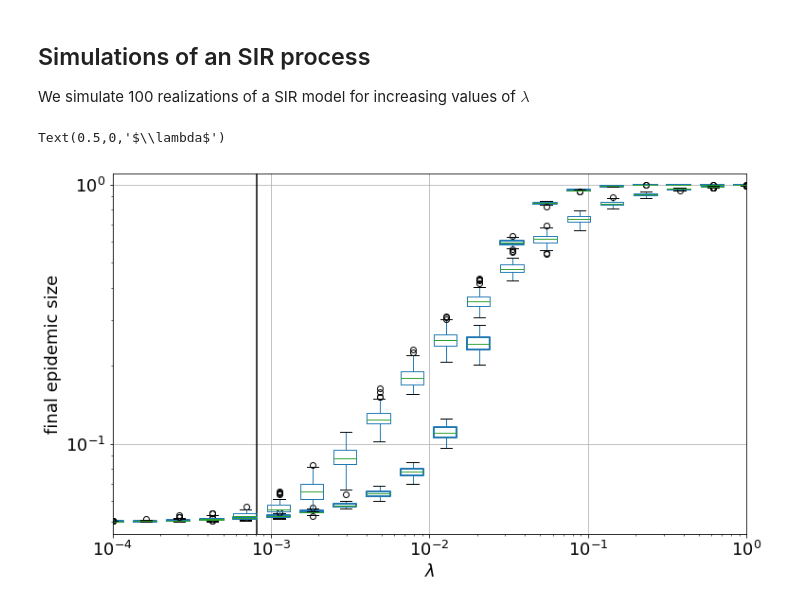
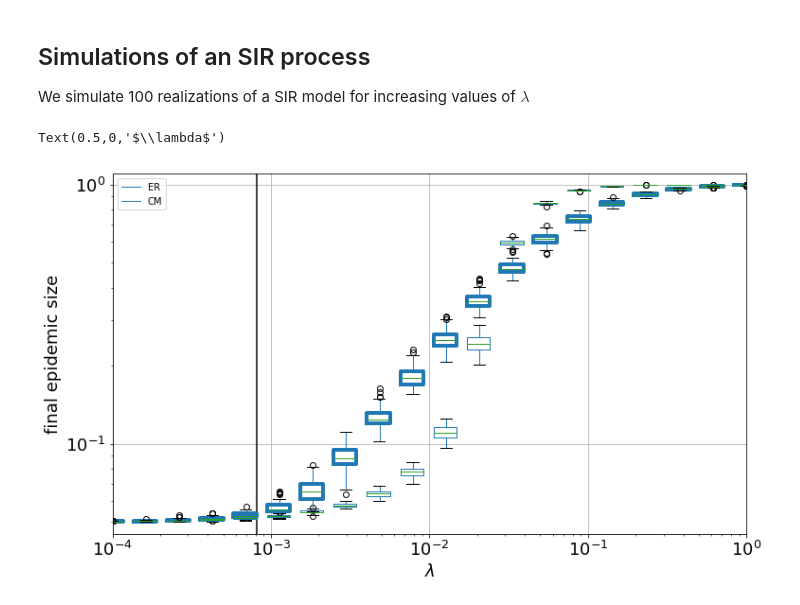
Before and after one commit to micheletizzoni/Complexity-in-social-systems, a Jupyter notebook: 3-epidemic-spreading/nb07_epidemics_on_networks.ipynb, the cells around one changed output. Saved outputs shown, nothing was run; the diff lists cells and outputs as text; code cells hidden in the pictures.

```diff
--- a/3-epidemic-spreading/nb07_epidemics_on_networks.ipynb
+++ b/3-epidemic-spreading/nb07_epidemics_on_networks.ipynb
@@ -204,10 +205,12 @@ def get_activity(x0,x1,g):
     return a
 # %%
 N=10000
+kmin=2
+kmax=N-1
 a=[]
 for i in range(N):
     #act=get_activity(2,int(sqrt(N)),-2.2)
-    act=get_activity(2,N-1,-2.1)
+    act=get_activity(kmin,kmax,-2.1)
     a.append(int(round(act)))
 
 if sum(a)%2==0:
@@ -283,22 +286,22 @@ conf_net_size=pd.DataFrame.from_dict(final_size_conf)
 # %%
 plt.figure(figsize=(12,7))
 
-boxprops1 = dict(linestyle='-', linewidth=2, color='b')
+boxprops1 = dict(linestyle='-', linewidth=4, color='b')
 
-homo_net_size.boxplot(positions=np.array(homo_net_size.columns), widths=np.array(homo_net_size.columns)/3, boxprops=boxprops1)
+homo_net_size.boxplot(positions=np.array(homo_net_size.columns), widths=np.array(homo_net_size.columns)/3)
 
-conf_net_size.boxplot(positions=np.array(conf_net_size.columns), widths=np.array(conf_net_size.columns)/3)
+conf_net_size.boxplot(positions=np.array(conf_net_size.columns), widths=np.array(conf_net_size.columns)/3, boxprops=boxprops1)
 
 plt.vlines(x=lambda_c1, ymin=0.04, ymax=1.1)
-
+plt.legend(['ER','CM'])
 plt.yscale('log')
 plt.xscale('log')
 plt.xlim(0.0001, 1.0)
 plt.ylim(0.045, 1.1)
 plt.xticks(fontsize=18)
 plt.yticks(fontsize=18)
 plt.ylabel('final epidemic size', fontsize=18)
 plt.xlabel('$\lambda$', fontsize=18)
 # %% [output]
 Text(0.5,0,'$\\lambda$')
-[figure, old version]
+[figure, new version]
```
Also changed, not shown: parts of 5 cells of this notebook, 28 other files.
